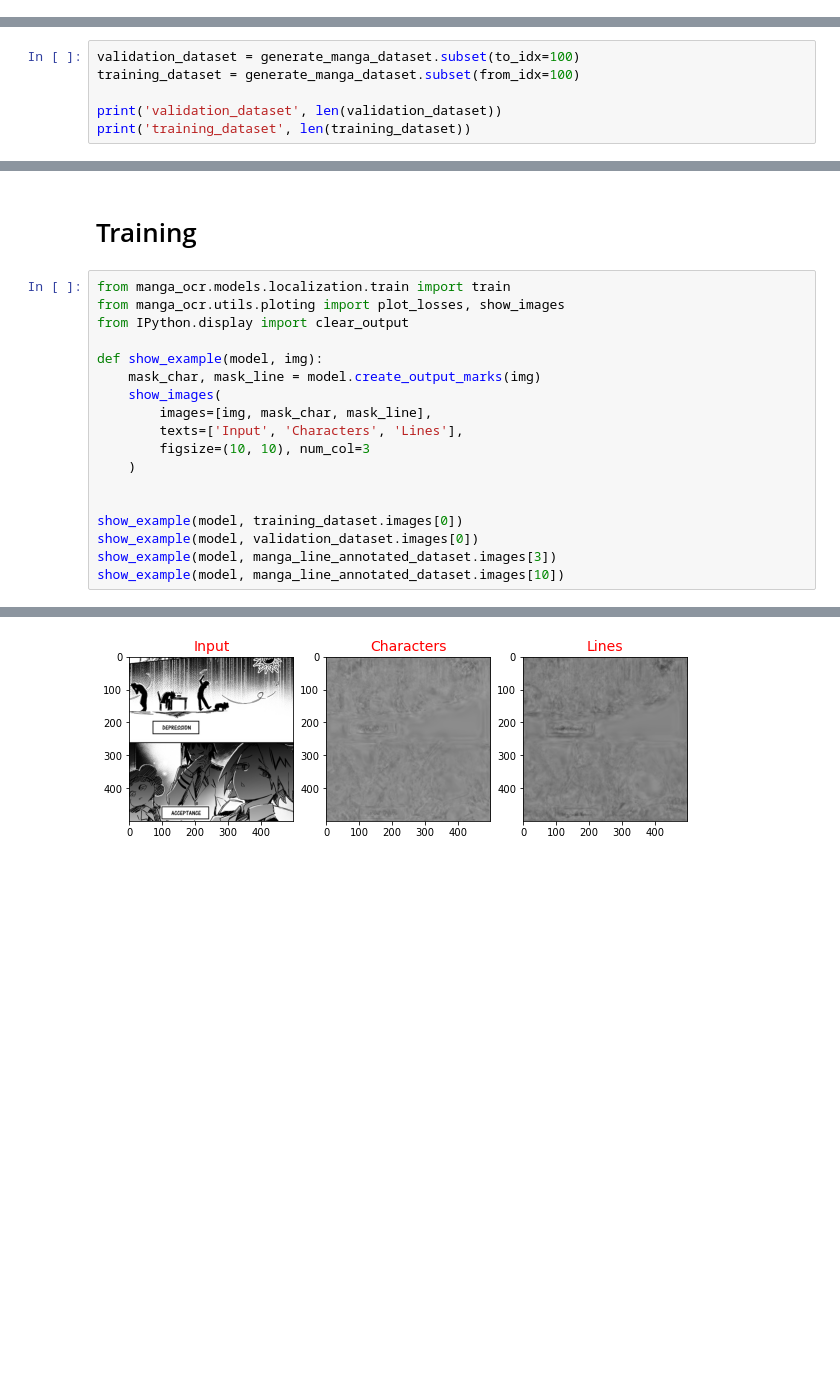
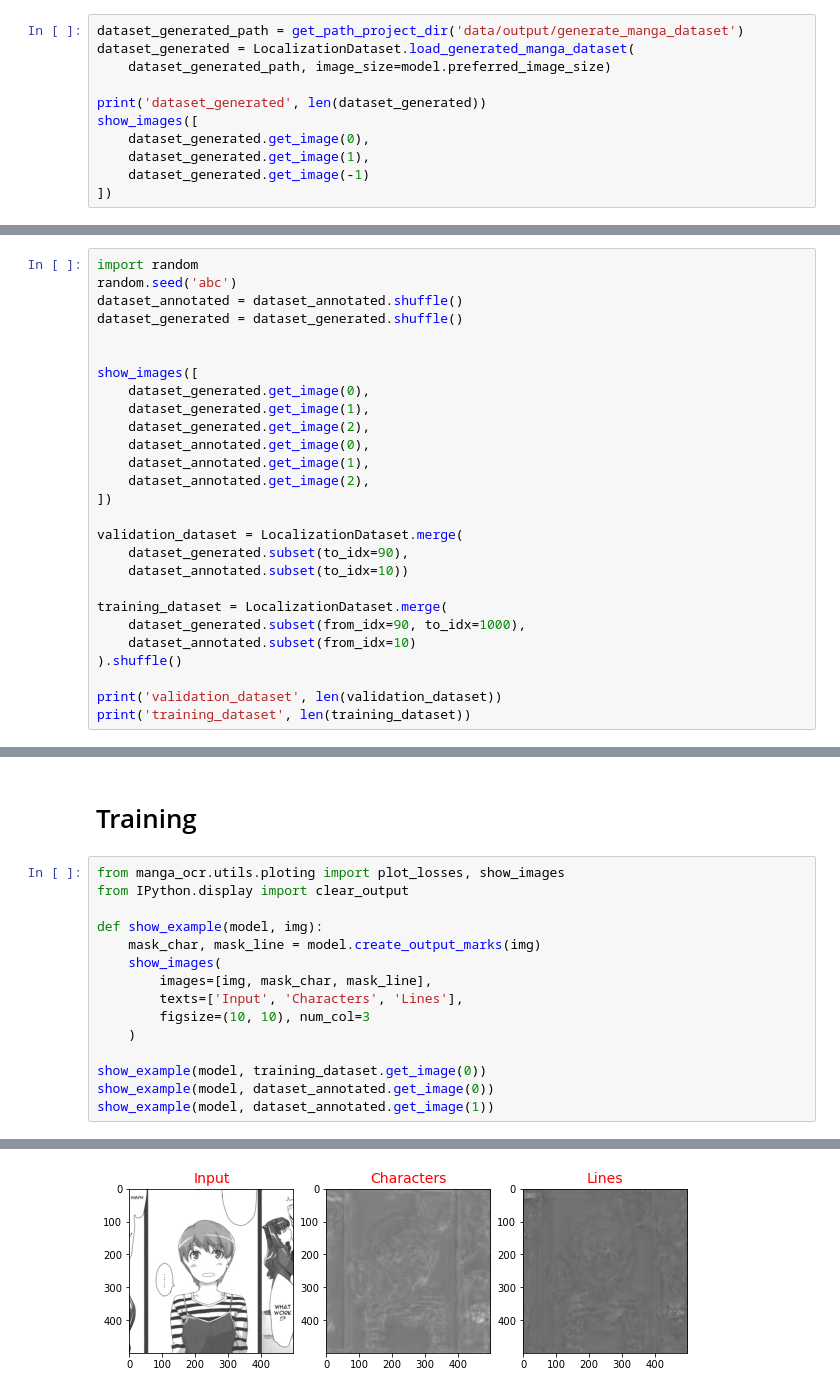
Before and after one commit to wanasit/comic-ocr, a Jupyter notebook: notebooks/Train Localization Model.ipynb, the cells around one changed output, grey strips where cells are left out. Saved outputs shown, nothing was run; the diff lists cells and outputs as text; blank space fills up the shorter version.

```diff
--- a/notebooks/Train Localization Model.ipynb
+++ b/notebooks/Train Localization Model.ipynb
@@ -54,0 +48,11 @@ generate_manga_dataset 4000
+# %%
+dataset_generated_path = get_path_project_dir('data/output/generate_manga_dataset')
+dataset_generated = LocalizationDataset.load_generated_manga_dataset(
+    dataset_generated_path, image_size=model.preferred_image_size)
+
+print('dataset_generated', len(dataset_generated))
+show_images([
+    dataset_generated.get_image(0),
+    dataset_generated.get_image(1),
+    dataset_generated.get_image(-1)
+])
@@ -62,6 +77,27 @@ manga_line_annotated_datasetaset 36
 # %%
-validation_dataset = generate_manga_dataset.subset(to_idx=100)
-training_dataset = generate_manga_dataset.subset(from_idx=100)
+import random
+random.seed('abc')
+dataset_annotated = dataset_annotated.shuffle()
+dataset_generated = dataset_generated.shuffle()
+
+
+show_images([
+    dataset_generated.get_image(0),
+    dataset_generated.get_image(1),
+    dataset_generated.get_image(2),
+    dataset_annotated.get_image(0),
+    dataset_annotated.get_image(1),
+    dataset_annotated.get_image(2),
+])
+
+validation_dataset = LocalizationDataset.merge(
+    dataset_generated.subset(to_idx=90),
+    dataset_annotated.subset(to_idx=10))
+
+training_dataset = LocalizationDataset.merge(
+    dataset_generated.subset(from_idx=90, to_idx=1000),
+    dataset_annotated.subset(from_idx=10)
+).shuffle()
 
 print('validation_dataset', len(validation_dataset))
 print('training_dataset', len(training_dataset))
@@ -73,7 +108,6 @@ real_training_dataset = manga_line_annotated_dataset.subset(from_idx=15)
 # %% [markdown]
 # Training
 # %%
-from manga_ocr.models.localization.train import train
 from manga_ocr.utils.ploting import plot_losses, show_images
 from IPython.display import clear_output
 
@@ -85,9 +119,7 @@ def show_example(model, img):
         figsize=(10, 10), num_col=3
     )
 
-
-show_example(model, training_dataset.images[0])
-show_example(model, validation_dataset.images[0])
-show_example(model, manga_line_annotated_dataset.images[3])
-show_example(model, manga_line_annotated_dataset.images[10])
+show_example(model, training_dataset.get_image(0))
+show_example(model, dataset_annotated.get_image(0))
+show_example(model, dataset_annotated.get_image(1))
 # %% [output]
@@ -96 +128 @@ show_example(model, manga_line_annotated_dataset.images[10])
-[figure, old version]
+[figure, new version]
```
Also changed, not shown: parts of 12 cells of this notebook, 11 other files.
